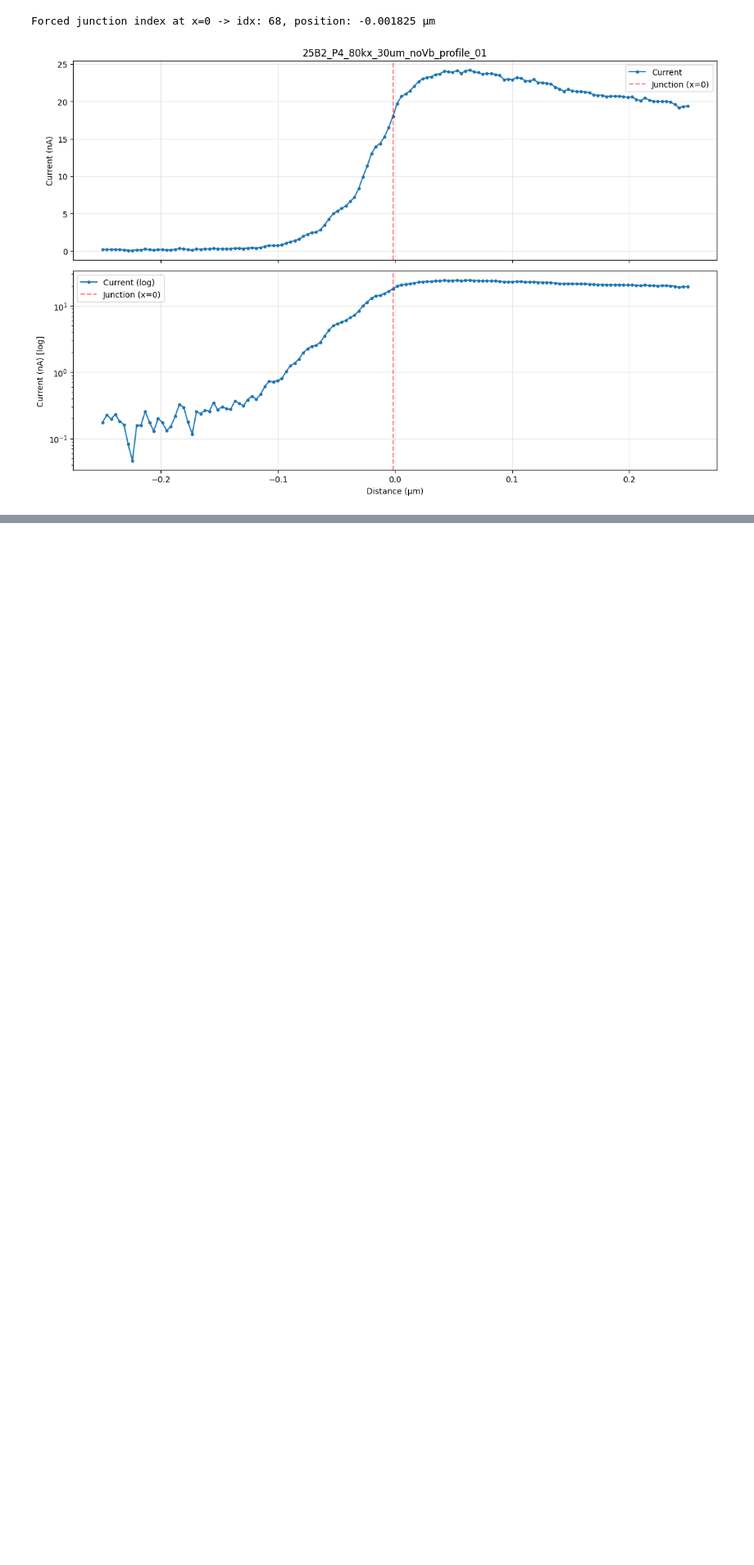
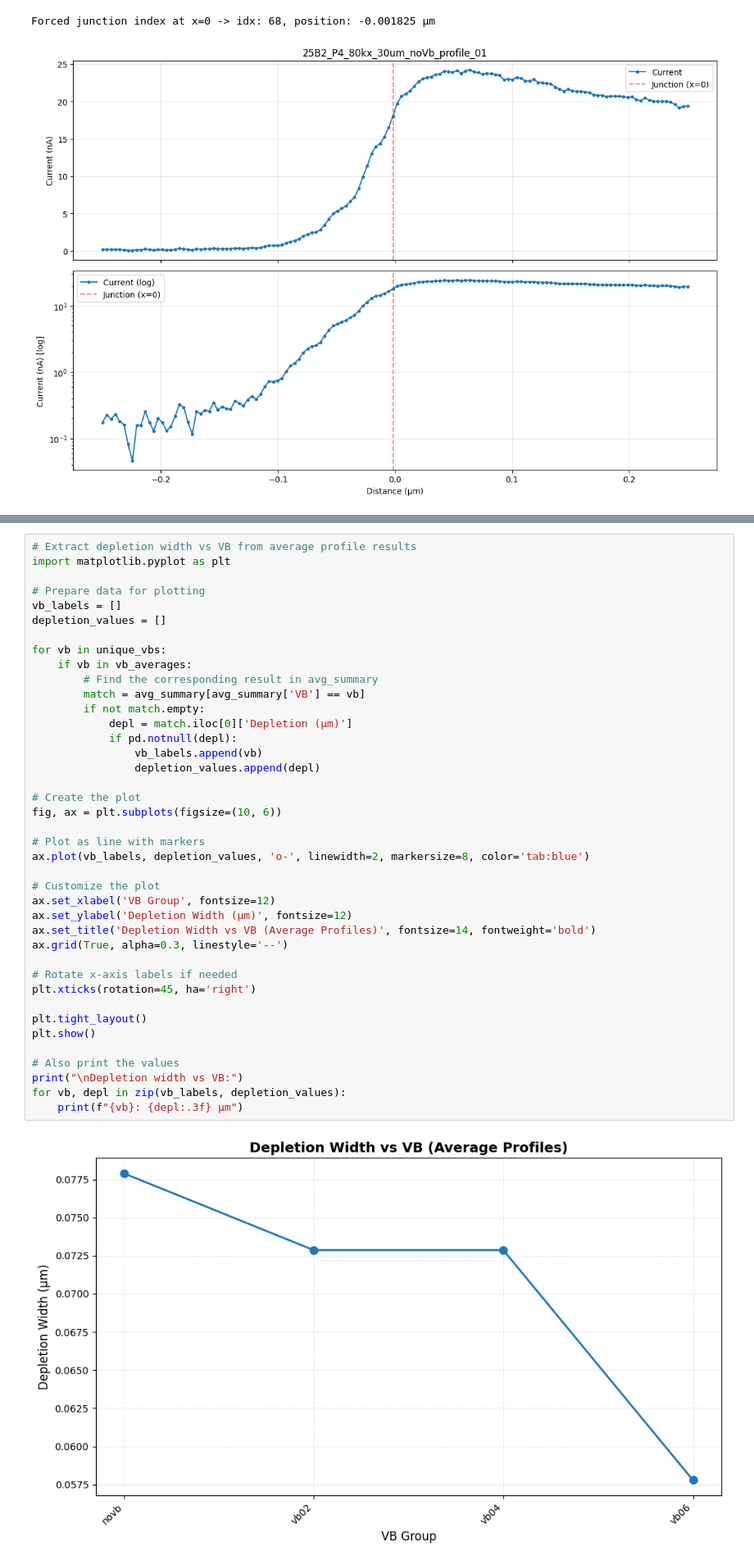
Before and after one commit to alexcortesgrimalt/EBIC_Analysis_Tool, a Jupyter notebook: test_plateau_detection.ipynb, the cells around one changed output, grey strips where cells are left out. Shown at 82% size. Saved outputs shown, nothing was run; the diff lists cells and outputs as text; blank space fills up the shorter version.

```diff
--- a/test_plateau_detection.ipynb
+++ b/test_plateau_detection.ipynb
@@ -437,0 +844,42 @@ Change `VOLTAGE` and `PROFILE_NUMBER` in the second cell and re-run to test diff
+# %%
+# Extract depletion width vs VB from average profile results
+import matplotlib.pyplot as plt
+
+# Prepare data for plotting
+vb_labels = []
+depletion_values = []
+
+for vb in unique_vbs:
+    if vb in vb_averages:
+        # Find the corresponding result in avg_summary
+        match = avg_summary[avg_summary['VB'] == vb]
+        if not match.empty:
+            depl = match.iloc[0]['Depletion (µm)']
+            if pd.notnull(depl):
+                vb_labels.append(vb)
+                depletion_values.append(depl)
+
+# Create the plot
+fig, ax = plt.subplots(figsize=(10, 6))
+
+# Plot as line with markers
+ax.plot(vb_labels, depletion_values, 'o-', linewidth=2, markersize=8, color='tab:blue')
+
+# Customize the plot
+ax.set_xlabel('VB Group', fontsize=12)
+ax.set_ylabel('Depletion Width (µm)', fontsize=12)
+ax.set_title('Depletion Width vs VB (Average Profiles)', fontsize=14, fontweight='bold')
+ax.grid(True, alpha=0.3, linestyle='--')
+
+# Rotate x-axis labels if needed
+plt.xticks(rotation=45, ha='right')
+
+plt.tight_layout()
+plt.show()
+
+# Also print the values
+print("\nDepletion width vs VB:")
+for vb, depl in zip(vb_labels, depletion_values):
+    print(f"{vb}: {depl:.3f} µm")
+# %% [output]
+[figure, added]
```
Also changed, not shown: parts of 8 cells of this notebook, 3 other files.
